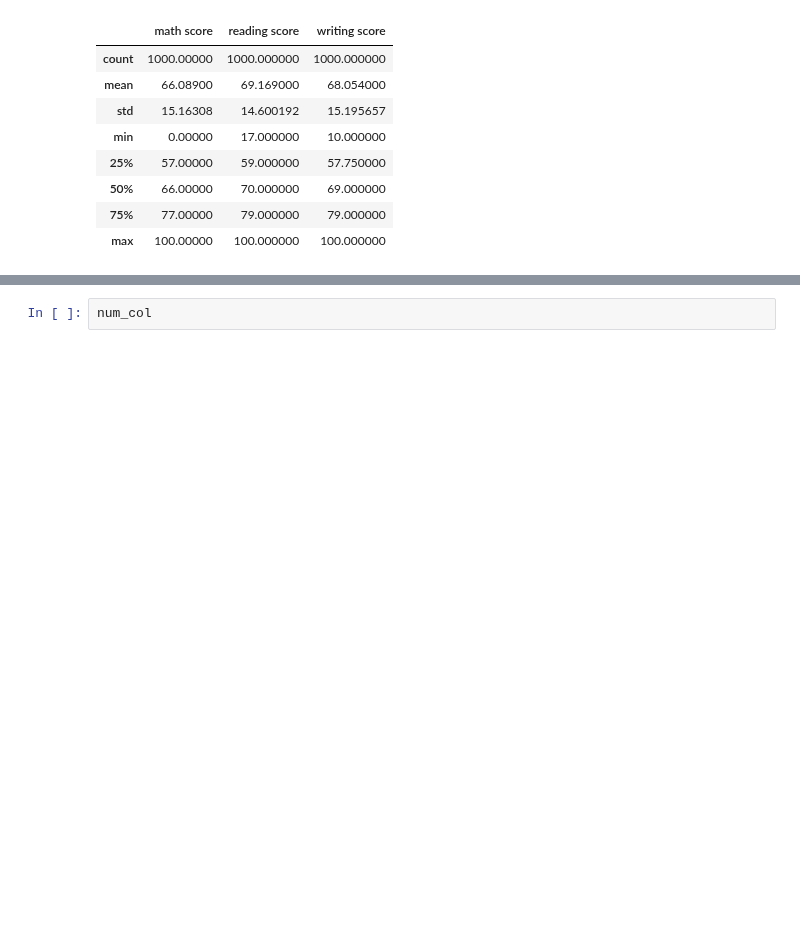
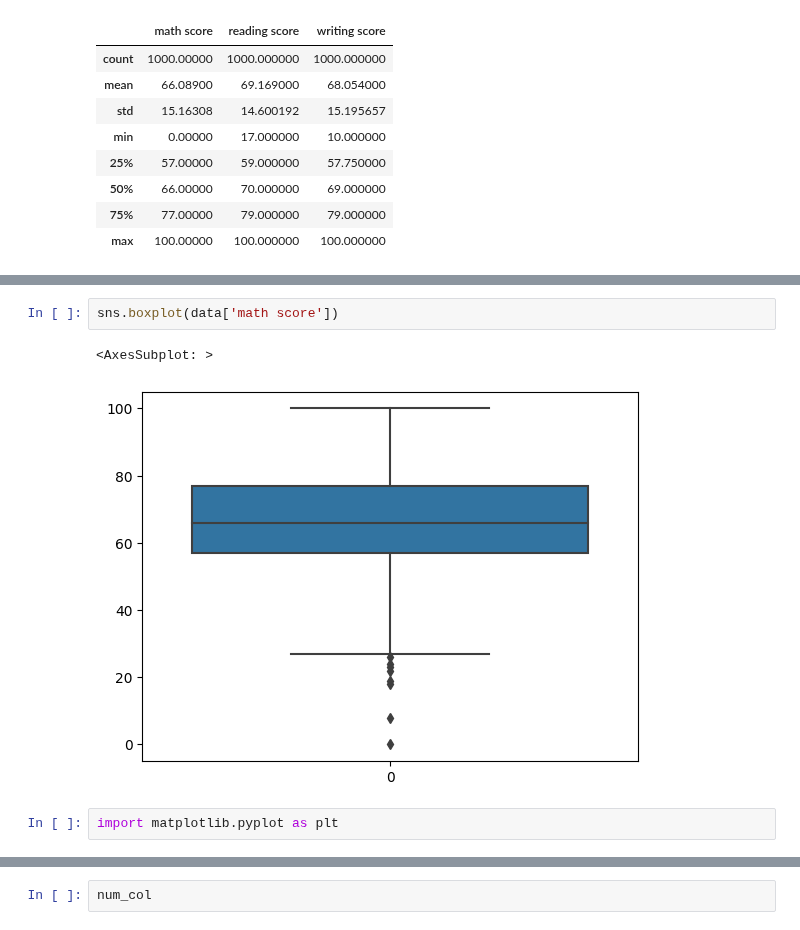
Before and after one commit to adityacs103/ineuron, a Jupyter notebook: EDA/EDA1.ipynb, the cells around one changed output, grey strips where cells are left out. Drawn from its saved outputs; the diff is of its cells as text; blank space fills up the shorter version.

```diff
--- a/EDA/EDA1.ipynb
+++ b/EDA/EDA1.ipynb
@@ -201,0 +375,7 @@ data.describe()
+# %%
+sns.boxplot(data['math score'])
+# %% [output]
+<AxesSubplot: >
+[figure, added]
+# %%
+import matplotlib.pyplot as plt
```
Also changed, not shown: parts of 56 cells of this notebook, 2 other files.
